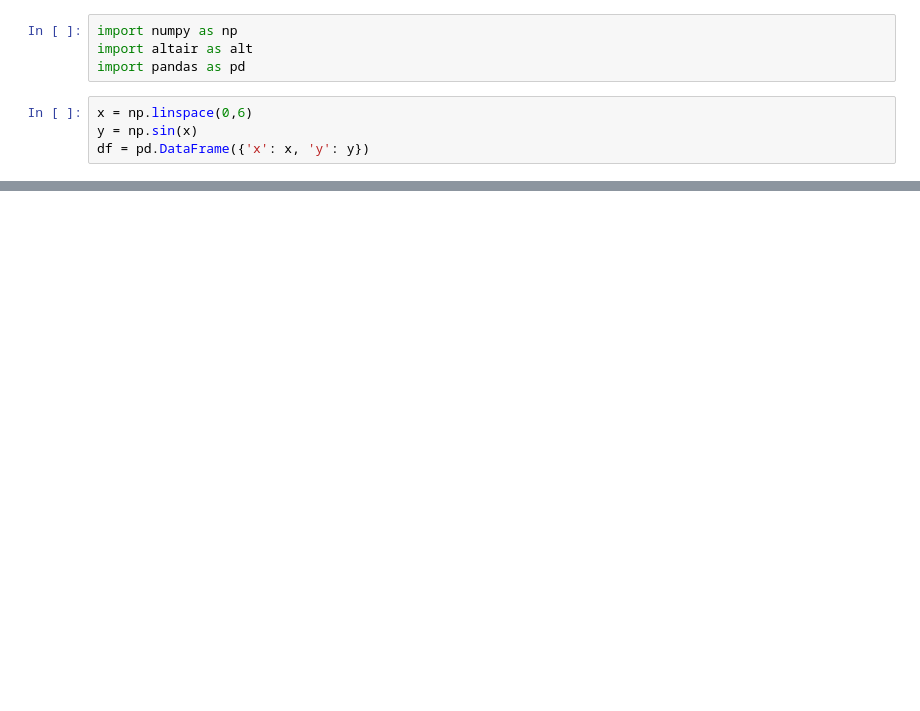
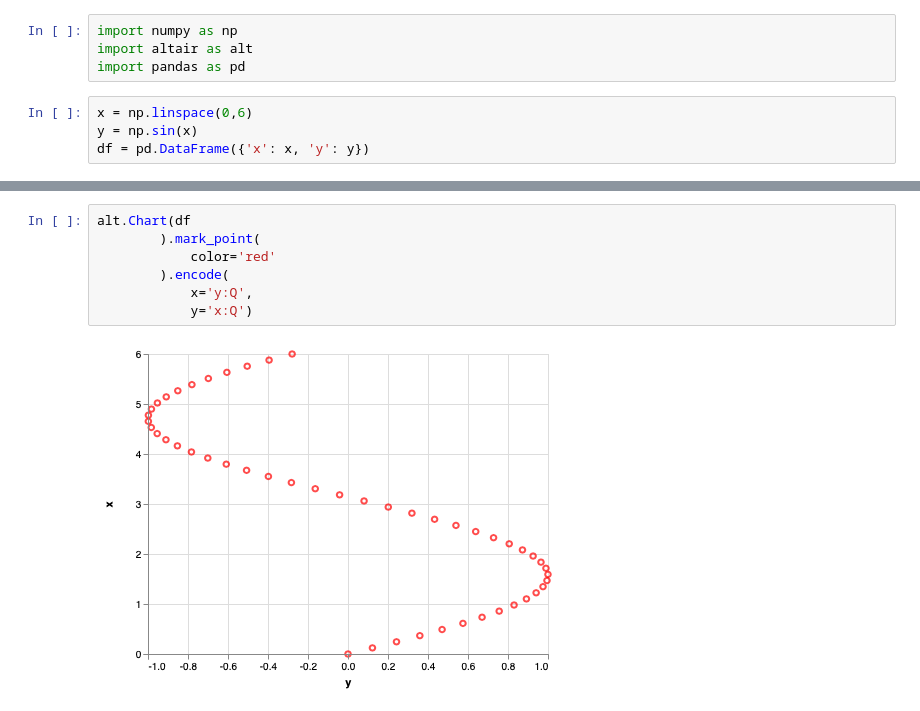
Before and after one commit to yurikokishi/gitbrachmerge, a Jupyter notebook: notebook_merging/simple_notebook.ipynb, the cells around one changed output, grey strips where cells are left out. Cells and saved outputs as stored; diff of their text form; blank space fills up the shorter version.

```diff
--- a/notebook_merging/simple_notebook.ipynb
+++ b/notebook_merging/simple_notebook.ipynb
@@ -17,0 +18,9 @@ alt.Chart(df
+# %%
+alt.Chart(df
+        ).mark_point(
+            color='red'
+        ).encode(
+            x='y:Q',
+            y='x:Q')
+# %% [output]
+[figure, added]
```
Also changed, not shown: parts of 1 cell of this notebook.
